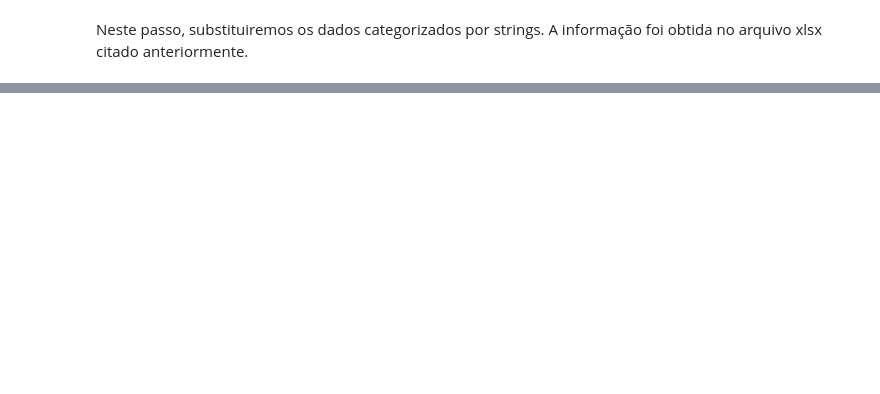
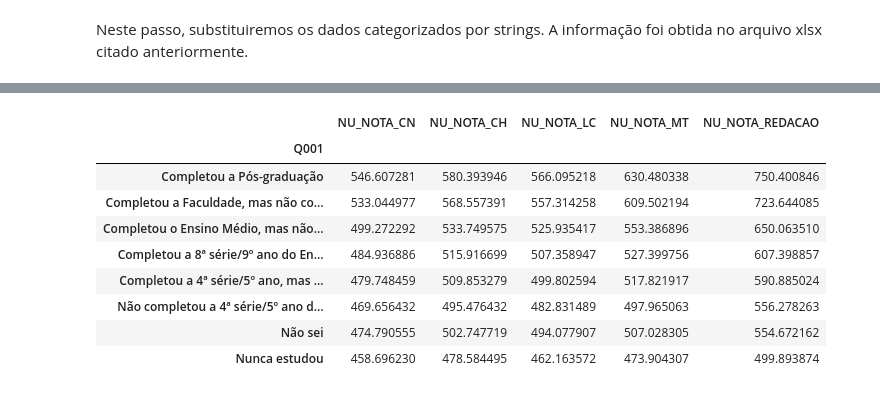
Before and after one commit to alexandrecbastos/microdados_enem_2022, a Jupyter notebook: eda_enem_2022.ipynb, the cells around one changed output, grey strips where cells are left out. Saved outputs shown, nothing was run; the diff lists cells and outputs as text; code cells hidden in the pictures; blank space fills up the shorter version.

```diff
--- a/eda_enem_2022.ipynb
+++ b/eda_enem_2022.ipynb
@@ -102,4 +135,22 @@ df_1['TP_FAIXA_ETARIA'] = df_1['TP_FAIXA_ETARIA'].replace({1:'menos de 17 anos',
                                                           18: 'entre 61 e 65 anos',
                                                           19: 'entre 66 e 70 anos',
                                                           20: 'mais de 70 anos anos'})
+
+df_1['Q001'] = df_1['Q001'].replace({'A':'Nunca estudou',
+                                'B':'Não completou a 4ª série/5º ano do Ensino Fundamental',
+                                'C':'Completou a 4ª série/5º ano, mas não completou a 8ª série/9º ano do Ensino Fundamental',
+                                'D': 'Completou a 8ª série/9º ano do Ensino Fundamental, mas não completou o Ensino Médio',
+                                'E': 'Completou o Ensino Médio, mas não completou a Faculdade',
+                                'F': 'Completou a Faculdade, mas não completou a Pós-graduação',
+                                'G': 'Completou a Pós-graduação',
+                                'H': 'Não sei'})
+
+df_1['Q002'] = df_1['Q002'].replace({'A':'Nunca estudou',
+                                'B':'Não completou a 4ª série/5º ano do Ensino Fundamental',
+                                'C':'Completou a 4ª série/5º ano, mas não completou a 8ª série/9º ano do Ensino Fundamental',
+                                'D': 'Completou a 8ª série/9º ano do Ensino Fundamental, mas não completou o Ensino Médio',
+                                'E': 'Completou o Ensino Médio, mas não completou a Faculdade',
+                                'F': 'Completou a Faculdade, mas não completou a Pós-graduação',
+                                'G': 'Completou a Pós-graduação',
+                                'H': 'Não sei'})
 # %%
@@ -130,0 +269,15 @@ df_1.groupby(['TP_DEPENDENCIA_ADM_ESC']).agg({'NU_NOTA_CN':'mean', 'NU_NOTA_CH':
+# %%
+df_1.groupby(['Q001']).agg({'NU_NOTA_CN':'mean', 'NU_NOTA_CH':'mean', 'NU_NOTA_LC':'mean',
+                                        'NU_NOTA_MT':'mean', 'NU_NOTA_REDACAO':'mean'}).sort_values(by= 'NU_NOTA_REDACAO',
+                                                                                                    ascending=False)
+# %% [output]
+|  | NU_NOTA_CN | NU_NOTA_CH | NU_NOTA_LC | NU_NOTA_MT | NU_NOTA_REDACAO |
+| Q001 |  |  |  |  |  |
+| Completou a Pós-graduação | 546.607281 | 580.393946 | 566.095218 | 630.480338 | 750.400846 |
+| Completou a Faculdade, mas não co... | 533.044977 | 568.557391 | 557.314258 | 609.502194 | 723.644085 |
+| Completou o Ensino Médio, mas não... | 499.272292 | 533.749575 | 525.935417 | 553.386896 | 650.063510 |
+| Completou a 8ª série/9º ano do En... | 484.936886 | 515.916699 | 507.358947 | 527.399756 | 607.398857 |
+| Completou a 4ª série/5º ano, mas ... | 479.748459 | 509.853279 | 499.802594 | 517.821917 | 590.885024 |
+| Não completou a 4ª série/5º ano d... | 469.656432 | 495.476432 | 482.831489 | 497.965063 | 556.278263 |
+| Não sei | 474.790555 | 502.747719 | 494.077907 | 507.028305 | 554.672162 |
+| Nunca estudou | 458.696230 | 478.584495 | 462.163572 | 473.904307 | 499.893874 |
```
Also changed, not shown: parts of 17 cells of this notebook.
